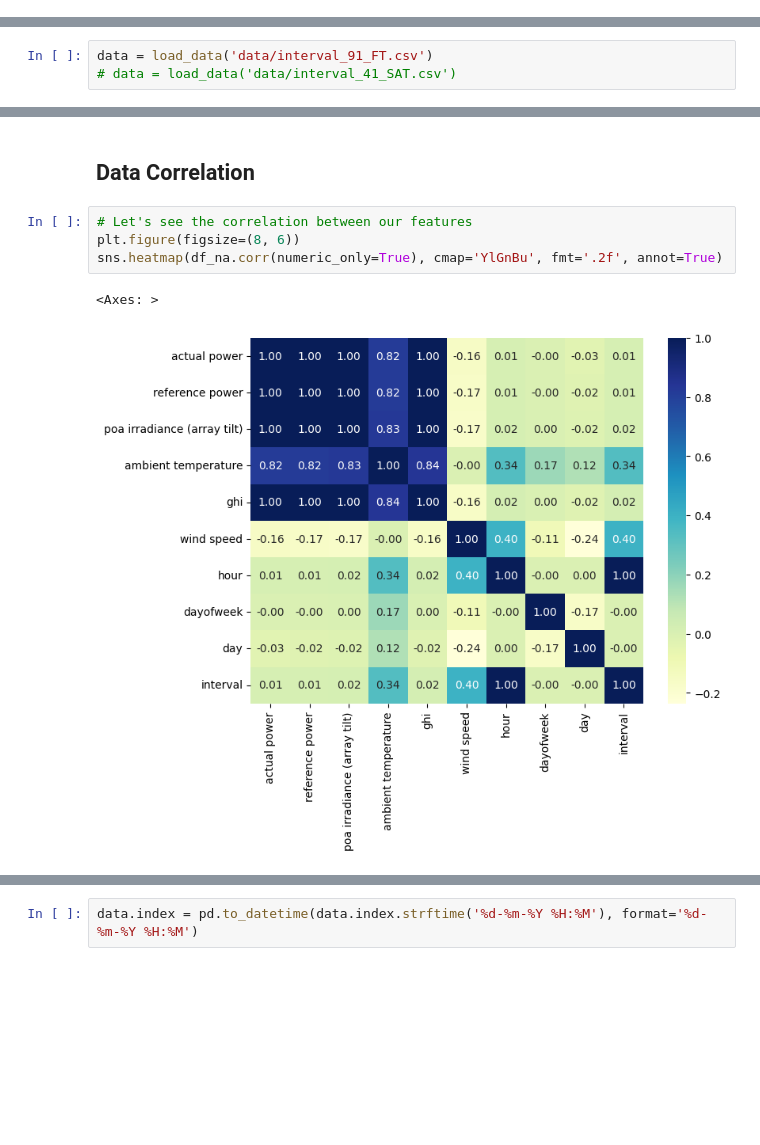
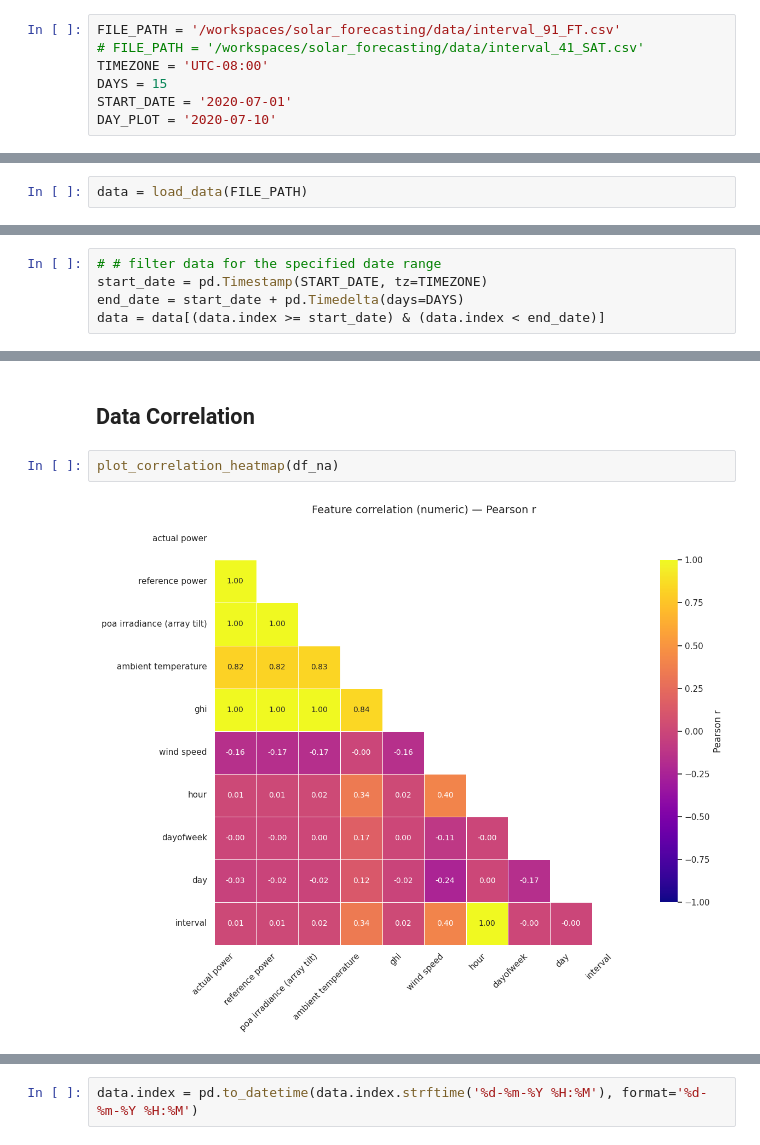
Before and after one commit to Icaro1ronaldo/solar_forecasting, a Jupyter notebook: notebooks/solar_forecasting.ipynb, the cells around one changed output, grey strips where cells are left out. Drawn from its saved outputs; the diff is of its cells as text; blank space fills up the shorter version.

```diff
--- a/notebooks/solar_forecasting.ipynb
+++ b/notebooks/solar_forecasting.ipynb
@@ -12,0 +48,7 @@ from src.data_loader import load_data
+# %%
+FILE_PATH = '/workspaces/solar_forecasting/data/interval_91_FT.csv'
+# FILE_PATH = '/workspaces/solar_forecasting/data/interval_41_SAT.csv'
+TIMEZONE = 'UTC-08:00'
+DAYS = 15
+START_DATE = '2020-07-01'
+DAY_PLOT = '2020-07-10'
@@ -13,3 +57,2 @@ from src.data_loader import load_data
 # %%
-data = load_data('data/interval_91_FT.csv')
-# data = load_data('data/interval_41_SAT.csv')
+data = load_data(FILE_PATH)
@@ -61,2 +59,7 @@ Timestamp('2020-07-01 00:00:00-0800', tz='UTC-08:00')
+# %%
+# # filter data for the specified date range
+start_date = pd.Timestamp(START_DATE, tz=TIMEZONE)
+end_date = start_date + pd.Timedelta(days=DAYS)
+data = data[(data.index >= start_date) & (data.index < end_date)]
 # %%
 power_data = data[['actual power', 'reference power']]
@@ -145,9 +151,6 @@ df_na = data[~data.isna()]
 # %% [markdown]
 ## Data Correlation
 # %%
-# Let's see the correlation between our features
-plt.figure(figsize=(8, 6))
-sns.heatmap(df_na.corr(numeric_only=True), cmap='YlGnBu', fmt='.2f', annot=True)
+plot_correlation_heatmap(df_na)
 # %% [output]
-<Axes: >
-[figure, old version]
+[figure, new version]
```
Also changed, not shown: parts of 50 cells of this notebook, 6 other files.
